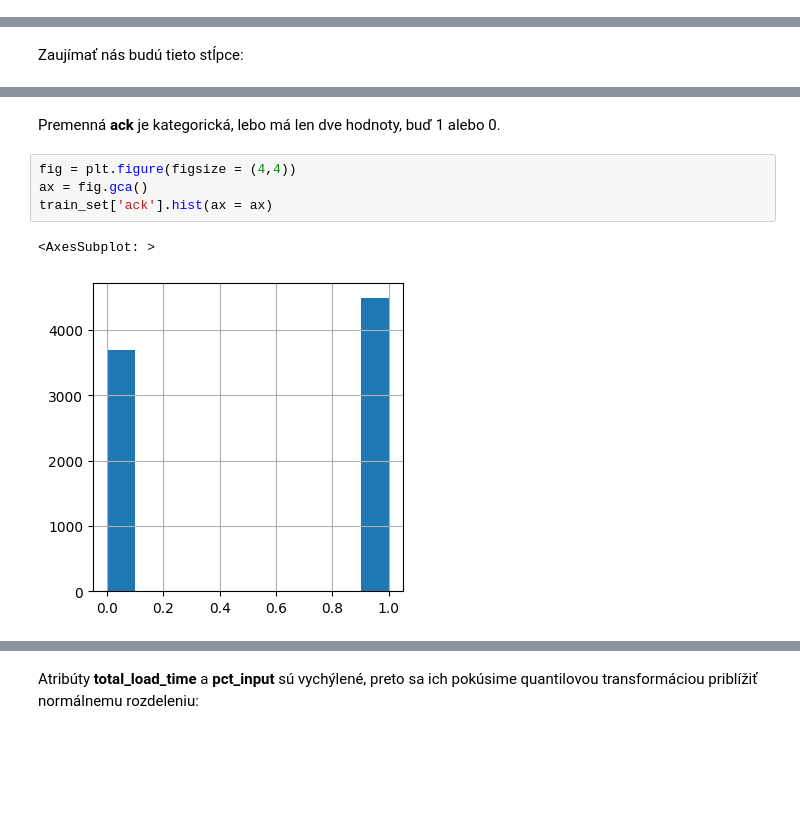
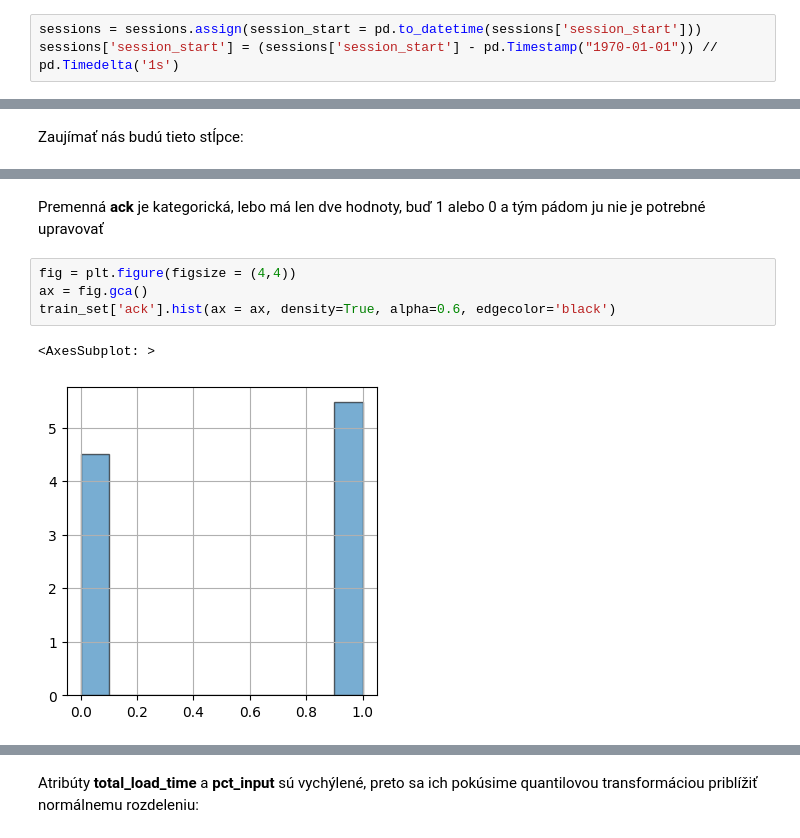
Before and after one commit to JakubGruber90/IAU_project, a Jupyter notebook: phase-2.ipynb, the cells around one changed output, grey strips where cells are left out. Cells and saved outputs as stored; diff of their text form; blank space fills up the shorter version.

```diff
--- a/phase-2.ipynb
+++ b/phase-2.ipynb
@@ -640,0 +642,3 @@ Nemôžeme odstrániť 1/4 dát, čiže túto možnosť zamietame a spájať tab
+# %%
+sessions = sessions.assign(session_start = pd.to_datetime(sessions['session_start']))
+sessions['session_start'] = (sessions['session_start'] - pd.Timestamp("1970-01-01")) // pd.Timedelta('1s')
@@ -694,12 +718,12 @@ ShapiroResult(statistic=0.9957029819488525, pvalue=7.22909416790013e-15)
 # %% [markdown]
-Premenná <b>ack</b> je kategorická, lebo má len dve hodnoty, buď 1 alebo 0.
+Premenná <b>ack</b> je kategorická, lebo má len dve hodnoty, buď 1 alebo 0 a tým pádom ju nie je potrebné upravovať
 # %%
 fig = plt.figure(figsize = (4,4))
 ax = fig.gca()
-train_set['ack'].hist(ax = ax)
+train_set['ack'].hist(ax = ax, density=True, alpha=0.6, edgecolor='black')
 # %% [output]
 <AxesSubplot: >
-[figure, old version]
+[figure, new version]
 # %%
 print(stats.shapiro(train_set['pct_mouse_move']), '\n')
 
```
Also changed, not shown: parts of 44 cells of this notebook.
